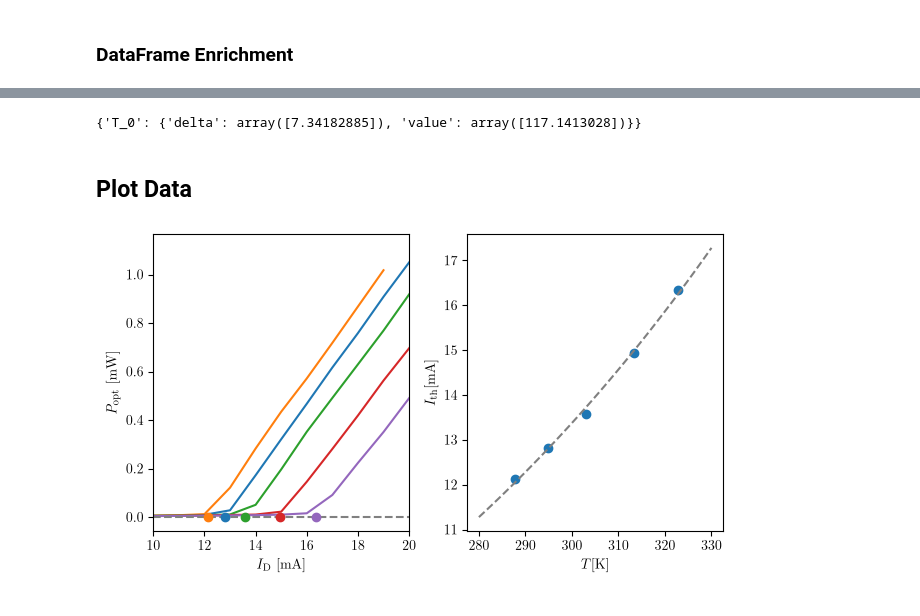
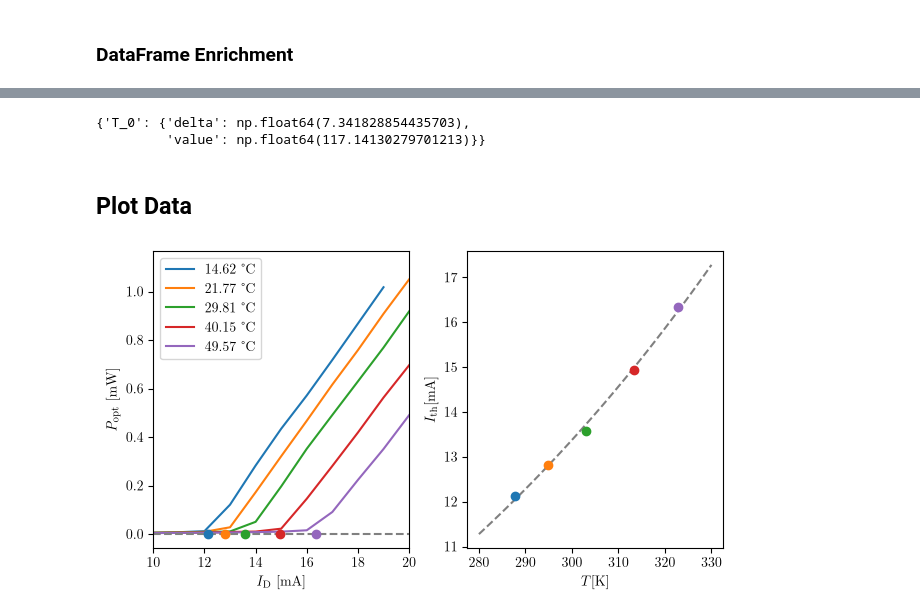
Before and after one commit to slegt/semiconductor_lab_1, a Jupyter notebook: b7/python/task2.ipynb, the cells around one changed output, grey strips where cells are left out. Drawn from its saved outputs; the diff is of its cells as text; code cells hidden in the pictures.

```diff
--- a/b7/python/task2.ipynb
+++ b/b7/python/task2.ipynb
@@ -87,9 +87,10 @@ def linear(T: npt.NDArray[np.float64], T_0: float) -> npt.NDArray[np.float64]:
     return math.log(I_1) + (T - T_1) / T_0
 # %%
 T_0, cov = curve_fit(linear, temperatures, np.log(I_ths))
-pprint({"T_0": {"value": T_0, "delta": cov[0]}})
+pprint({"T_0": {"value": T_0[0], "delta": cov[0][0]}})
 # %% [output]
-{'T_0': {'delta': array([7.34182885]), 'value': array([117.1413028])}}
+{'T_0': {'delta': np.float64(7.341828854435703),
+         'value': np.float64(117.14130279701213)}}
 # %% [markdown]
 ## Plot Data
 # %%
@@ -102,21 +103,29 @@ I_ths_fit_mA = I_ths_fit * 1e3
 # %%
 with plt.rc_context(DOUBLE_COLUMN):
     fig: Figure = plt.figure(layout="constrained")
     ax1: Axes = fig.add_subplot(1, 2, 1)
     ax2: Axes = fig.add_subplot(1, 2, 2)
 
-    for i, df in enumerate(dfs_enriched):
-        ax1.plot(df["I_mA"], df["P_opt_mW"])
+    order = np.argsort(temperatures_deg)  # Indizes, aufsteigend nach Temperatur
+
+    for i in order:
+        df = dfs_enriched[i]
+        temperature = f"{temperatures_deg[i]:.2f} °C"
+        ax1.plot(df["I_mA"], df["P_opt_mW"], label=temperature)
         ax1.scatter(I_ths_mA[i], 0, zorder=100)
     ax1.set_xlabel(r"$I_\mathrm{D}$ [\unit{\milli\ampere}]")
     ax1.set_ylabel(r"$P_\mathrm{opt}$ [\unit{\milli\watt}]")
     ax1.set_xlim(10, 20)
     ax1.hlines(y=0, xmin=10, xmax=100, color="grey", linestyle="--")
+    ax1.legend()
 
-    ax2.scatter(temperatures, I_ths_mA)
+    for i in order:
+        ax2.scatter(temperatures[i], I_ths_mA[i])
     ax2.set_xlabel(r"$T [\unit{\kelvin}]$")
     ax2.set_ylabel(r"$I_{\mathrm{th}} [\unit{\milli\ampere}]$")
-    ax2.plot(T_fit, I_ths_fit_mA, color="grey", linestyle="--")
+    ax2.plot(T_fit, I_ths_fit_mA, color="grey", linestyle="--", zorder=-1)
+
+    plt.savefig(export_dir / "task2.pdf")
     plt.show()
 # %% [output]
-[figure, old version]
+[figure, new version]
```
Also changed, not shown: parts of 1 cell of this notebook, 21 other files.
